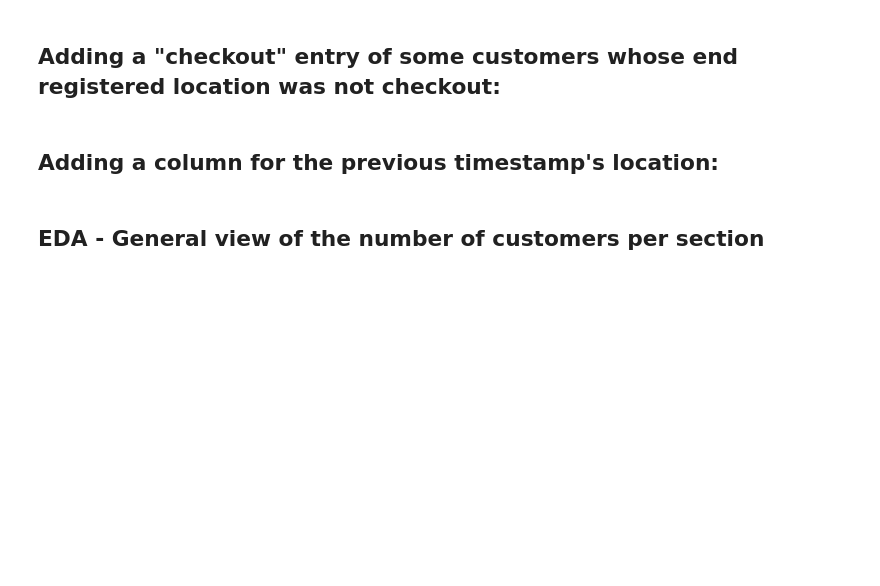
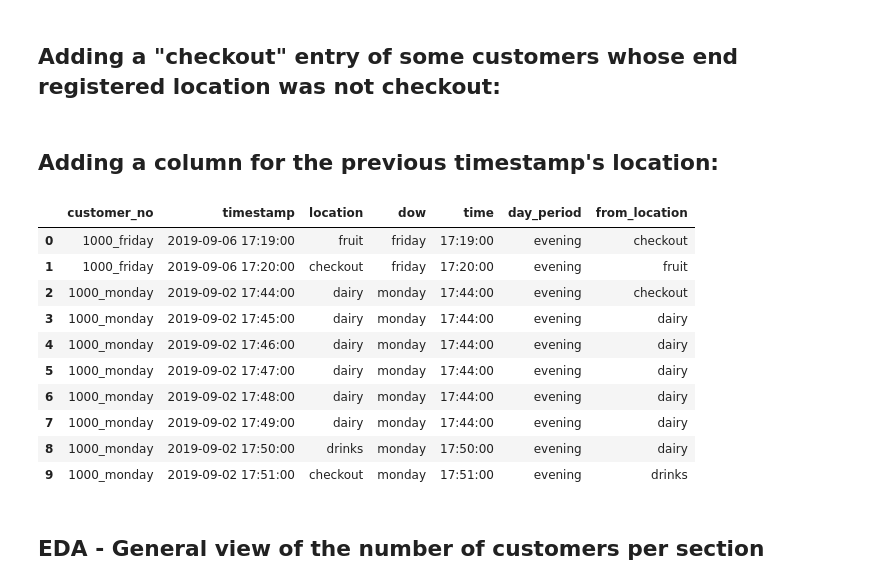
Before and after one commit to mahernadar/Mado, a Jupyter notebook: notebooks/supermarket_eda.ipynb, the cells around one changed output. Saved outputs shown, nothing was run; the diff lists cells and outputs as text; code cells hidden in the pictures; blank space fills up the shorter version.

Commit message:
added code and data to create the map of the supermarket

```diff
--- a/notebooks/supermarket_eda.ipynb
+++ b/notebooks/supermarket_eda.ipynb
@@ -76,19 +93,6 @@ missing_checkout_entries = (
     []
 )  # -- to be filled with the dicts of missing entries:
 for entries, grp_data in df_all_days.groupby("customer_no"):
-    if "entrance" not in grp_data.location.unique():
-        # extract last row as a dict:
-        checkout_entries = grp_data.iloc[0].to_dict()
-
-        # the checkout timestamp is the last timestamp + 1 minute:
-        entrance_timestamp = grp_data.iloc[0].timestamp + datetime.timedelta(
-            minutes=-1
-        )
-        checkout_entries["timestamp"] = entrance_timestamp
-
-        # update the location accordingly:
-        checkout_entries["location"] = "entrance"
-        missing_checkout_entries.append(checkout_entries)
 
     if "checkout" not in grp_data.location.unique():
         # extract last row as a dict:
@@ -115,12 +119,23 @@ df_all_days = df_all_days.sort_values(by=["customer_no", "timestamp"])
 # %%
 df_all_days["from_location"] = (
     df_all_days["location"]
     .shift(1)
-    .fillna("entrance")
-    .replace("checkout", "entrance")
+    .fillna("checkout")
 )
 
 df_all_days.head(10)
+# %% [output]
+|  | customer_no | timestamp | location | dow | time | day_period | from_location |
+| 0 | 1000_friday | 2019-09-06 17:19:00 | fruit | friday | 17:19:00 | evening | checkout |
+| 1 | 1000_friday | 2019-09-06 17:20:00 | checkout | friday | 17:20:00 | evening | fruit |
+| 2 | 1000_monday | 2019-09-02 17:44:00 | dairy | monday | 17:44:00 | evening | checkout |
+| 3 | 1000_monday | 2019-09-02 17:45:00 | dairy | monday | 17:44:00 | evening | dairy |
+| 4 | 1000_monday | 2019-09-02 17:46:00 | dairy | monday | 17:44:00 | evening | dairy |
+| 5 | 1000_monday | 2019-09-02 17:47:00 | dairy | monday | 17:44:00 | evening | dairy |
+| 6 | 1000_monday | 2019-09-02 17:48:00 | dairy | monday | 17:44:00 | evening | dairy |
+| 7 | 1000_monday | 2019-09-02 17:49:00 | dairy | monday | 17:44:00 | evening | dairy |
+| 8 | 1000_monday | 2019-09-02 17:50:00 | drinks | monday | 17:50:00 | evening | dairy |
+| 9 | 1000_monday | 2019-09-02 17:51:00 | checkout | monday | 17:51:00 | evening | drinks |
 # %%
 path = "../data/cleaned_data.csv"
 df_all_days.to_csv(path, index=False)
```
Also changed, not shown: parts of 9 cells of this notebook, 5 other files.
